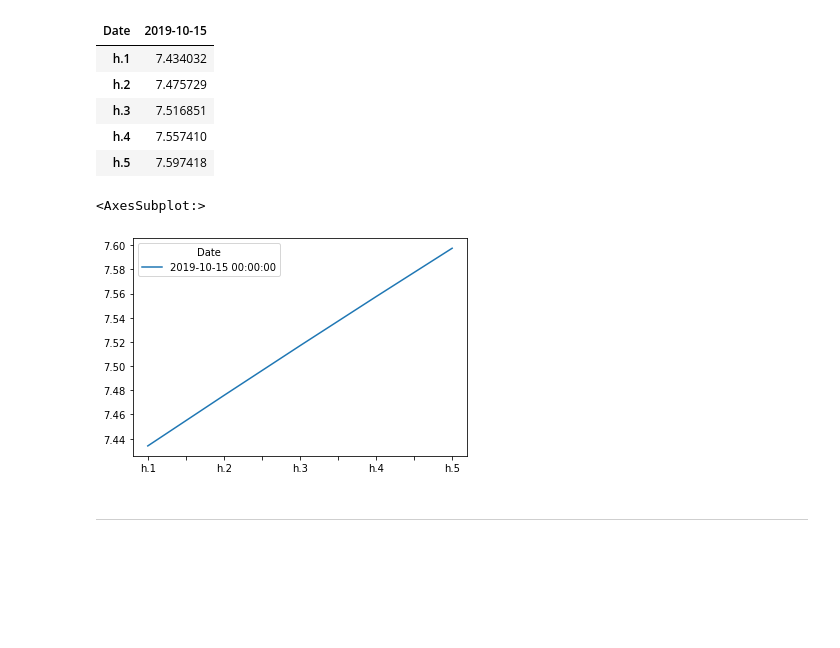
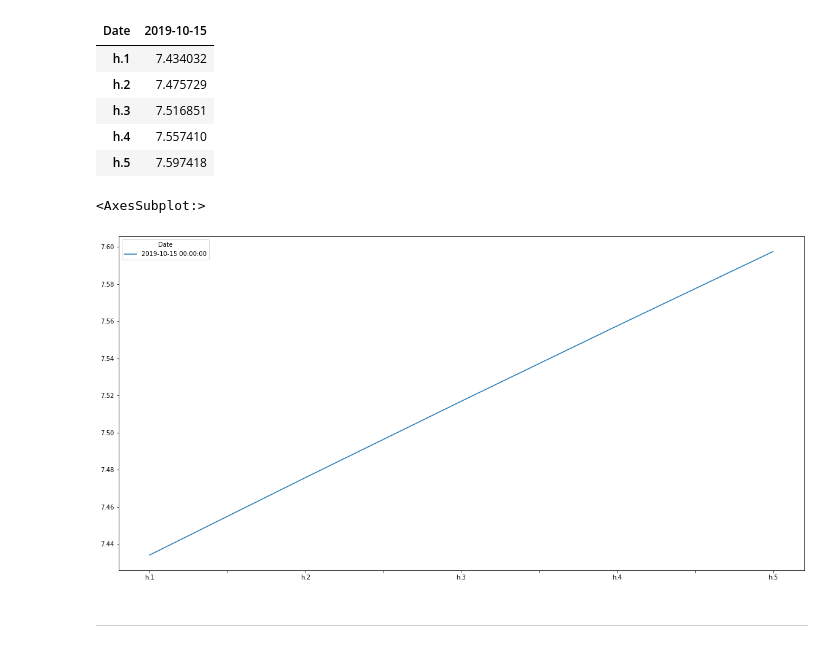
Before and after one commit to padibona/Time-Series-Analysis, a Jupyter notebook: time_series_analysis.ipynb, the cells around one changed output. Cells and saved outputs as stored; diff of their text form; code cells hidden in the pictures; blank space fills up the shorter version.

```diff
--- a/time_series_analysis.ipynb
+++ b/time_series_analysis.ipynb
@@ -320,10 +319,10 @@ final.head()
 | h.5 | 7.597418 |
 # %%
 # Plot the final forecast
-final.plot()
+final.plot(figsize = (20,10))
 # %% [output]
 <AxesSubplot:>
-[figure, old version]
+[figure, new version]
 # %% [markdown]
 ---
 # %% [markdown]
```
Also changed, not shown: parts of 4 cells of this notebook, 8 other files.
